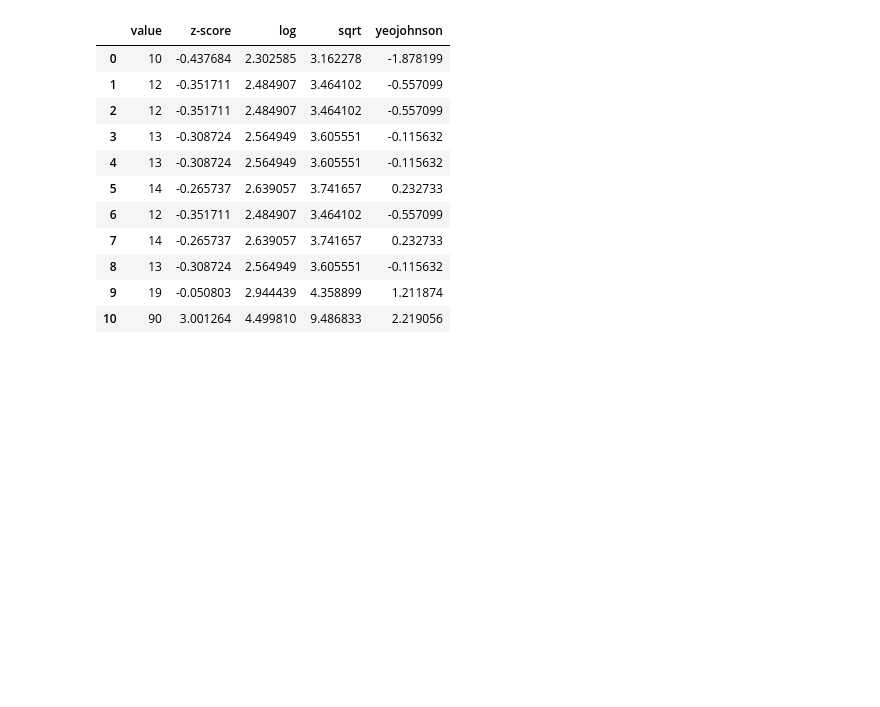
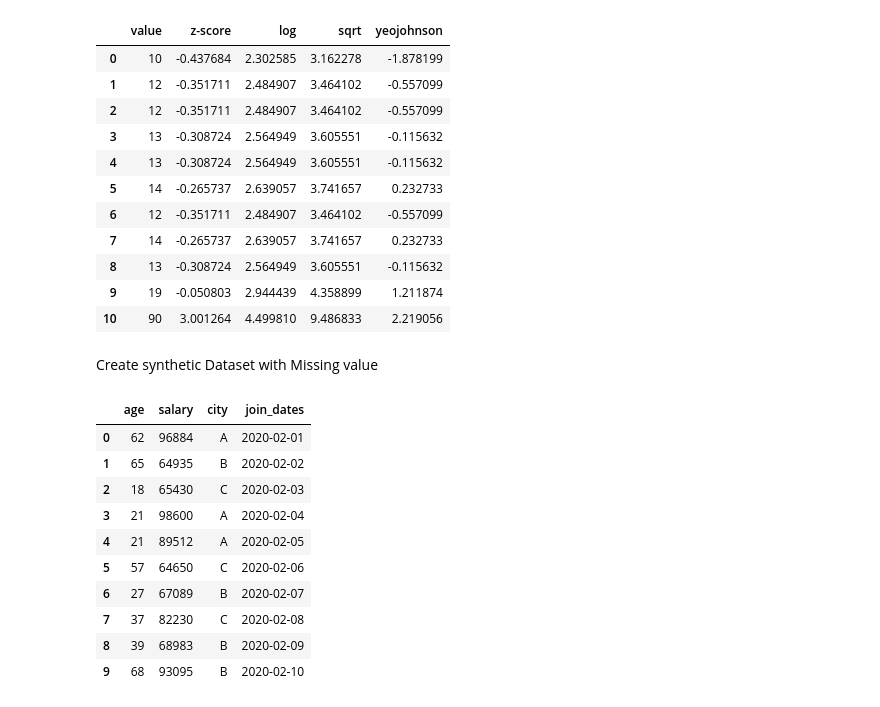
Before and after one commit to devanshu6738/Machine-Learning, a Jupyter notebook: HandlingOutliers.ipynb, the cells around one changed output. Drawn from its saved outputs; the diff is of its cells as text; code cells hidden in the pictures; blank space fills up the shorter version.

Commit message:
Handling missing value in Machine learning

```diff
--- a/HandlingOutliers.ipynb
+++ b/HandlingOutliers.ipynb
@@ -41,3 +41,30 @@ df
 | 8 | 13 | -0.308724 | 2.564949 | 3.605551 | -0.115632 |
 | 9 | 19 | -0.050803 | 2.944439 | 4.358899 | 1.211874 |
 | 10 | 90 | 3.001264 | 4.499810 | 9.486833 | 2.219056 |
+# %% [markdown]
+Create synthetic Dataset with Missing value
+# %%
+import numpy as np
+import pandas as pd
+
+np.random.seed(0)
+
+df=pd.DataFrame({
+    "age":np.random.randint(18,70,size=10),
+    "salary":np.random.randint(50000,100000,size=10),
+    "city":['A','B','C','A','A','C','B','C','B','B'],
+    "join_dates":pd.date_range("2020-02-01",periods=10)
+})
+df
+# %% [output]
+|  | age | salary | city | join_dates |
+| 0 | 62 | 96884 | A | 2020-02-01 |
+| 1 | 65 | 64935 | B | 2020-02-02 |
+| 2 | 18 | 65430 | C | 2020-02-03 |
+| 3 | 21 | 98600 | A | 2020-02-04 |
+| 4 | 21 | 89512 | A | 2020-02-05 |
+| 5 | 57 | 64650 | C | 2020-02-06 |
+| 6 | 27 | 67089 | B | 2020-02-07 |
+| 7 | 37 | 82230 | C | 2020-02-08 |
+| 8 | 39 | 68983 | B | 2020-02-09 |
+| 9 | 68 | 93095 | B | 2020-02-10 |
```
Also changed, not shown: parts of 18 cells of this notebook.
